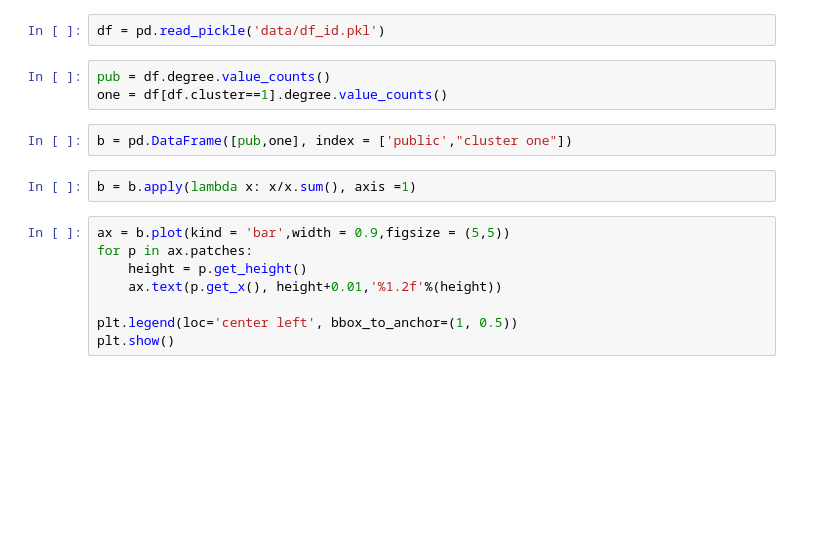
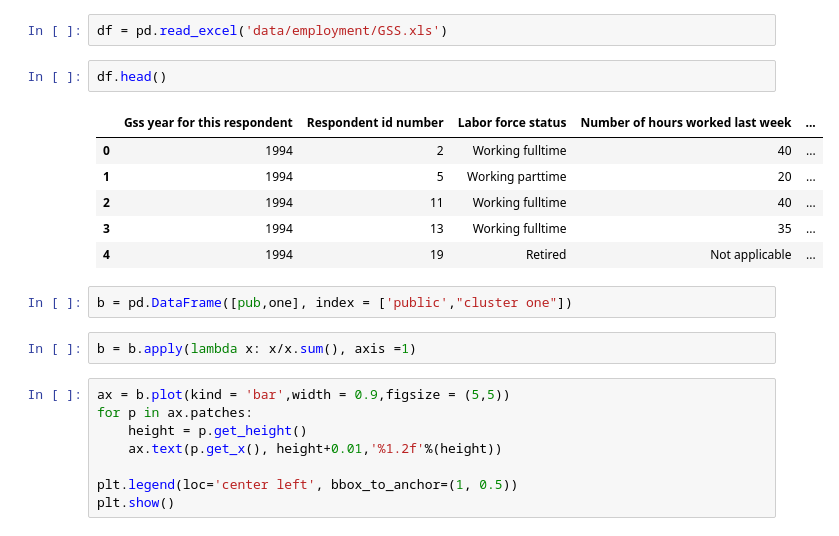
Before and after one commit to banjopickin/women_workforce, a Jupyter notebook: draft.ipynb, the cells around one changed output. Cells and saved outputs as stored; diff of their text form; blank space fills up the shorter version.

```diff
--- a/draft.ipynb
+++ b/draft.ipynb
@@ -29,8 +26,14 @@ The autoreload extension is already loaded. To reload it, use:
 # %%
-df = pd.read_pickle('data/df_id.pkl')
+df = pd.read_excel('data/employment/GSS.xls')
-# %%
-pub = df.degree.value_counts()
-one = df[df.cluster==1].degree.value_counts()
+# %%
+df.head()
+# %% [output]
+|  | Gss year for this respondent | Respondent id number | Labor force status | Number of hours worked last week | ... |
+| 0 | 1994 | 2 | Working fulltime | 40 | ... |
+| 1 | 1994 | 5 | Working parttime | 20 | ... |
+| 2 | 1994 | 11 | Working fulltime | 40 | ... |
+| 3 | 1994 | 13 | Working fulltime | 35 | ... |
+| 4 | 1994 | 19 | Retired | Not applicable | ... |
 # %%
 b = pd.DataFrame([pub,one], index = ['public',"cluster one"])
 # %%
```
Also changed, not shown: parts of 1 cell of this notebook, 1 other file.
